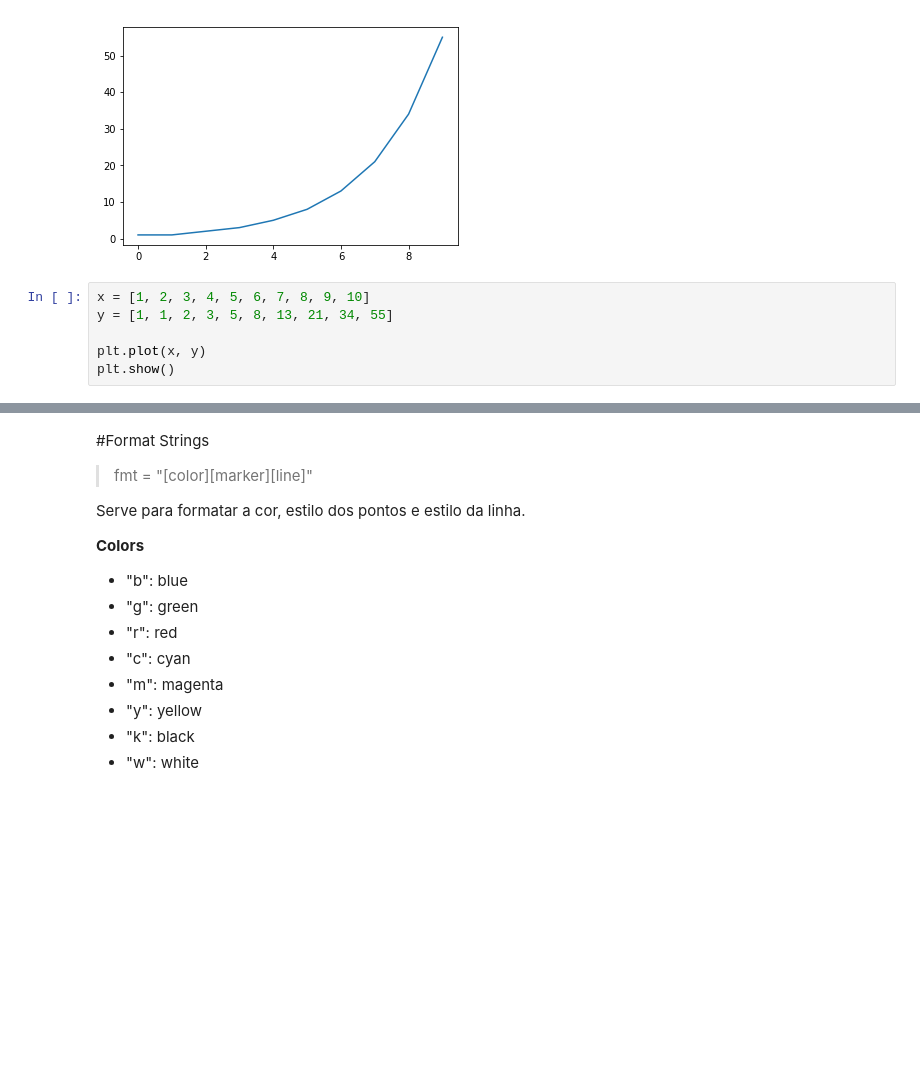
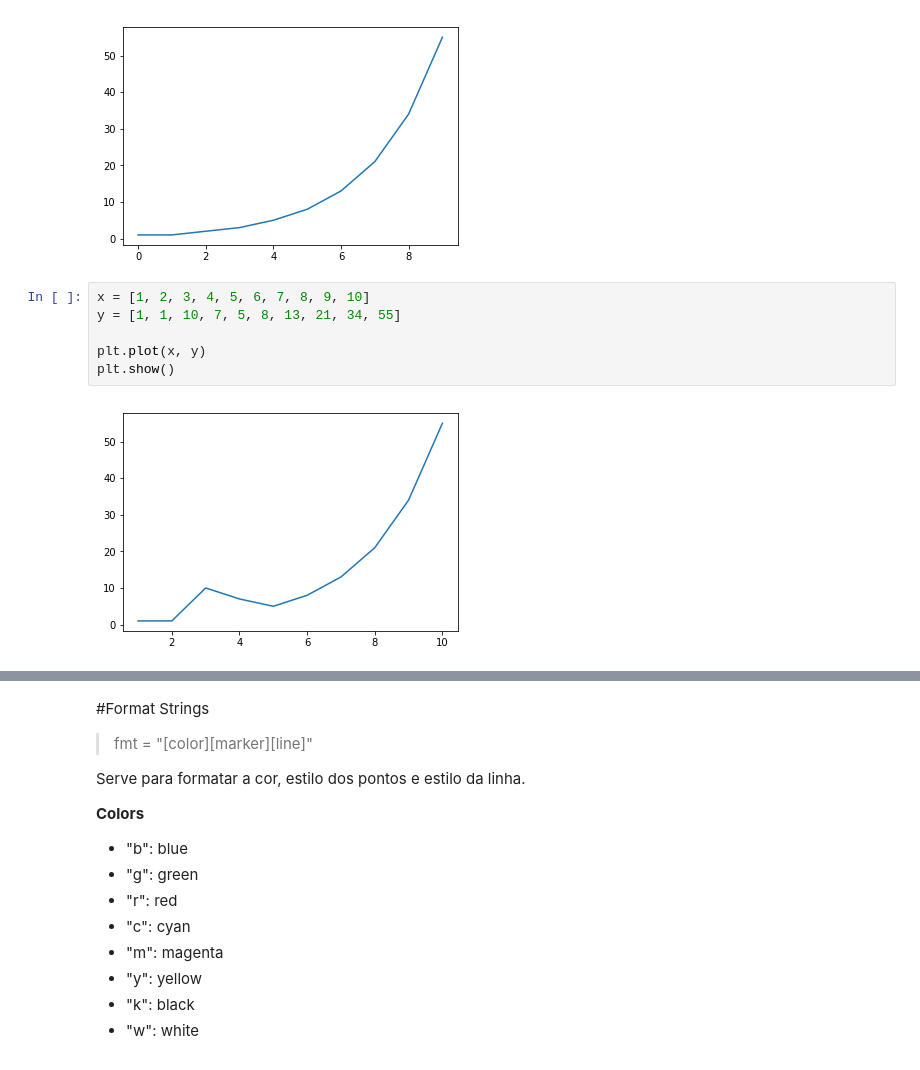
Before and after one commit to natandias/minicursoPython, a Jupyter notebook: curso_de_python_alunos_parte_02.ipynb, the cells around one changed output, grey strips where cells are left out. Saved outputs shown, nothing was run; the diff lists cells and outputs as text; blank space fills up the shorter version.

```diff
--- a/curso_de_python_alunos_parte_02.ipynb
+++ b/curso_de_python_alunos_parte_02.ipynb
@@ -540,10 +540,12 @@ plt.show()
 [figure]
 # %%
 x = [1, 2, 3, 4, 5, 6, 7, 8, 9, 10]
-y = [1, 1, 2, 3, 5, 8, 13, 21, 34, 55]
+y = [1, 1, 10, 7, 5, 8, 13, 21, 34, 55]
 
 plt.plot(x, y)
 plt.show()
+# %% [output]
+[figure, added]
 # %%
 x = [1, 2, 3, 4, 5, 6, 7, 8, 9, 10]
 y = [1, 1, 2, 3, 5, 8, 13, 21, 34, 55]
```
Also changed, not shown: parts of 15 cells of this notebook.
